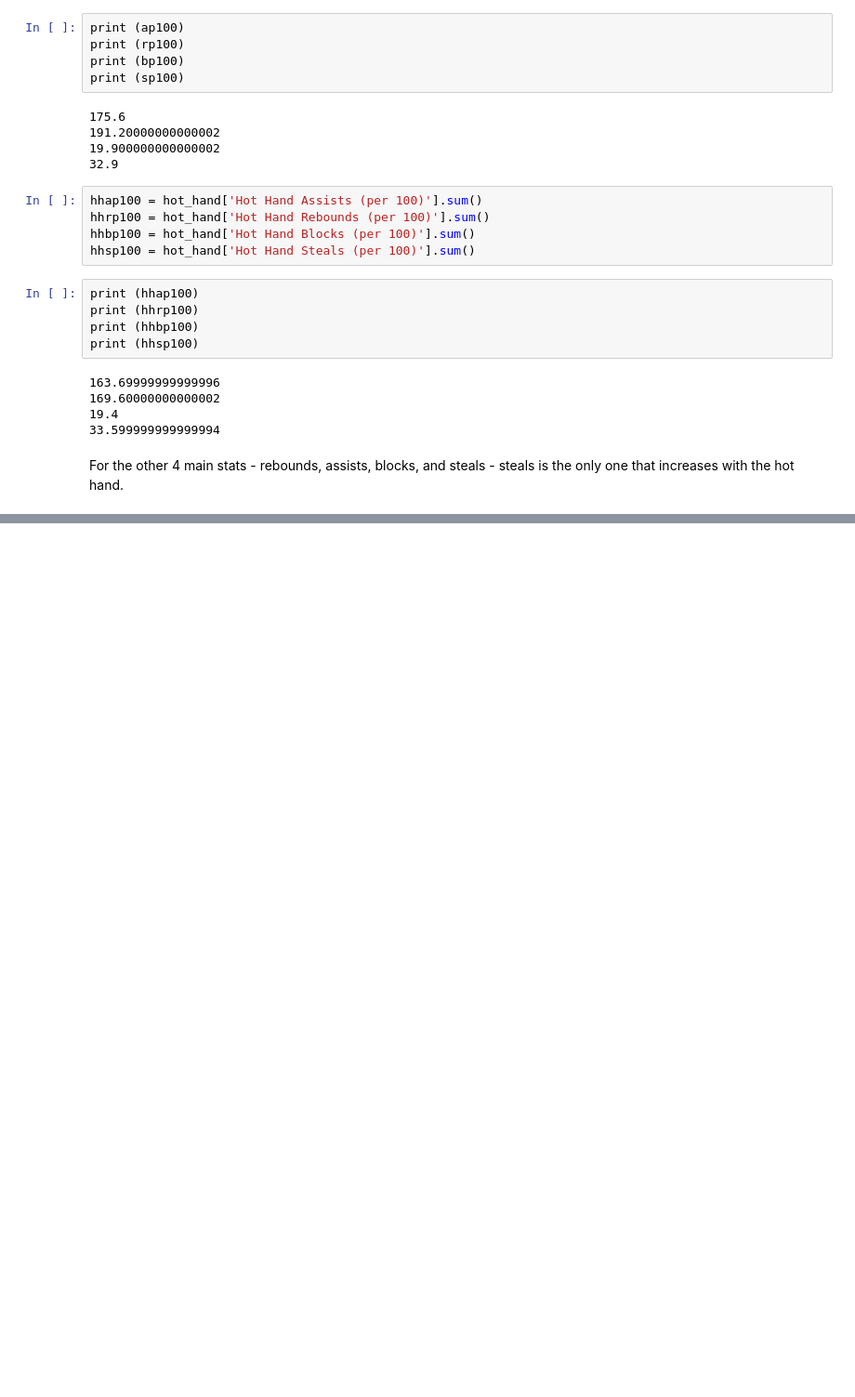
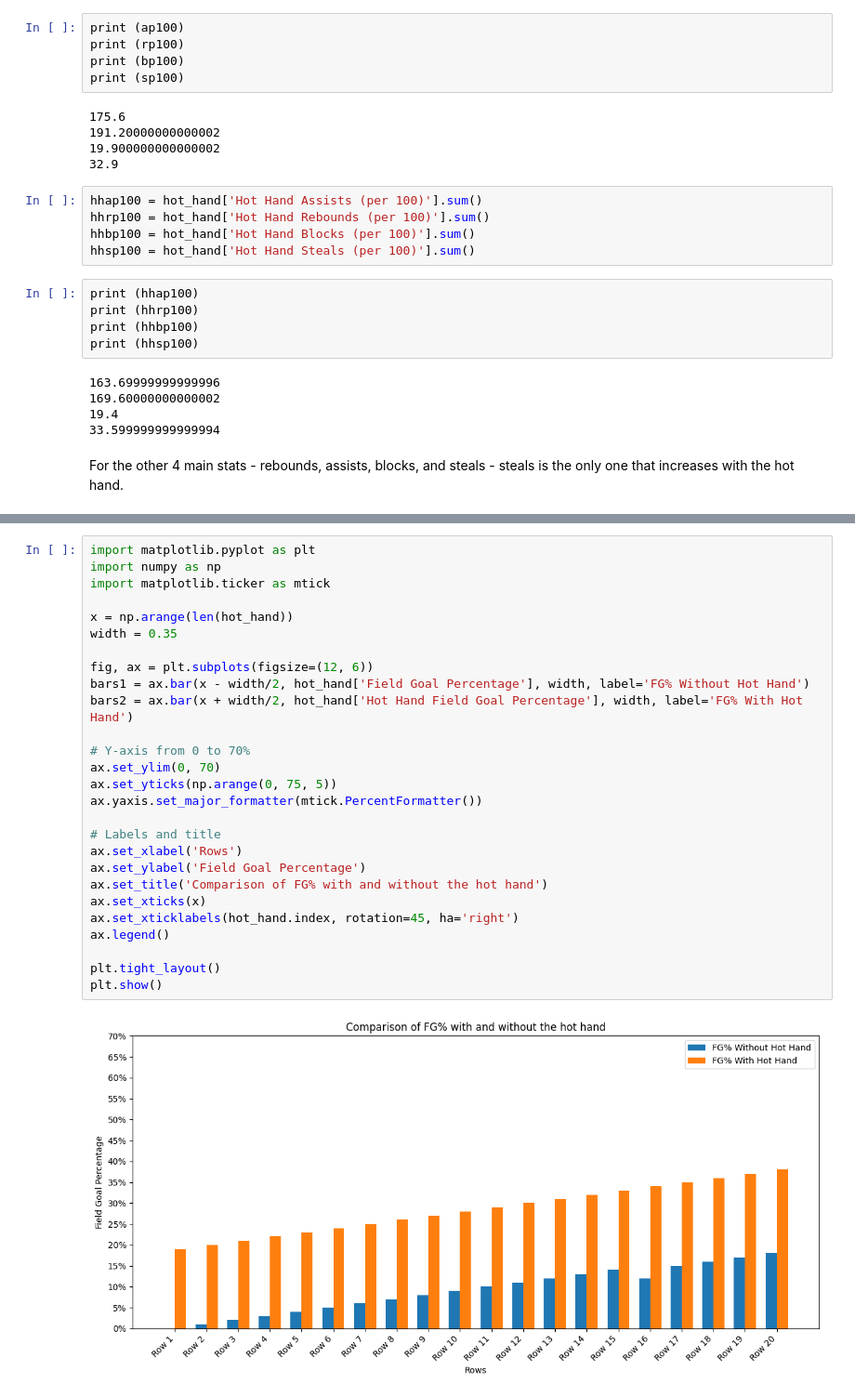
Before and after one commit to zacmac13/Hot-Hand-Project, a Jupyter notebook: HotHand.ipynb, the cells around one changed output, grey strips where cells are left out. Shown at 93% size. Drawn from its saved outputs; the diff is of its cells as text; blank space fills up the shorter version.

```diff
--- a/HotHand.ipynb
+++ b/HotHand.ipynb
@@ -158,0 +214,29 @@ For the other 4 main stats - rebounds, assists, blocks, and steals - steals is t
+# %%
+import matplotlib.pyplot as plt
+import numpy as np
+import matplotlib.ticker as mtick
+
+x = np.arange(len(hot_hand))
+width = 0.35
+
+fig, ax = plt.subplots(figsize=(12, 6))
+bars1 = ax.bar(x - width/2, hot_hand['Field Goal Percentage'], width, label='FG% Without Hot Hand')
+bars2 = ax.bar(x + width/2, hot_hand['Hot Hand Field Goal Percentage'], width, label='FG% With Hot Hand')
+
+# Y-axis from 0 to 70%
+ax.set_ylim(0, 70)
+ax.set_yticks(np.arange(0, 75, 5))
+ax.yaxis.set_major_formatter(mtick.PercentFormatter())
+
+# Labels and title
+ax.set_xlabel('Rows')
+ax.set_ylabel('Field Goal Percentage')
+ax.set_title('Comparison of FG% with and without the hot hand')
+ax.set_xticks(x)
+ax.set_xticklabels(hot_hand.index, rotation=45, ha='right')
+ax.legend()
+
+plt.tight_layout()
+plt.show()
+# %% [output]
+[figure, added]
```
Also changed, not shown: parts of 1 cell of this notebook, 1 other file.
